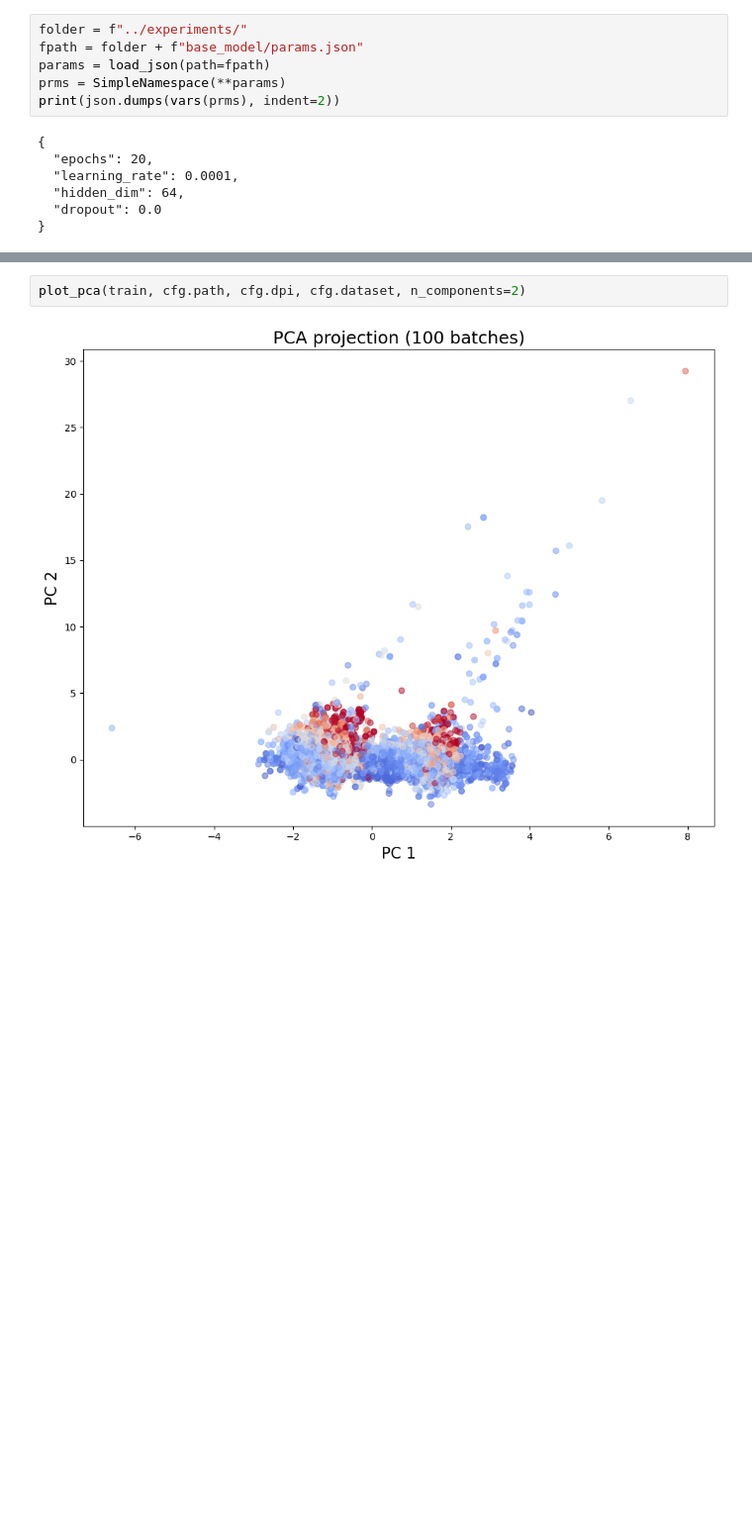
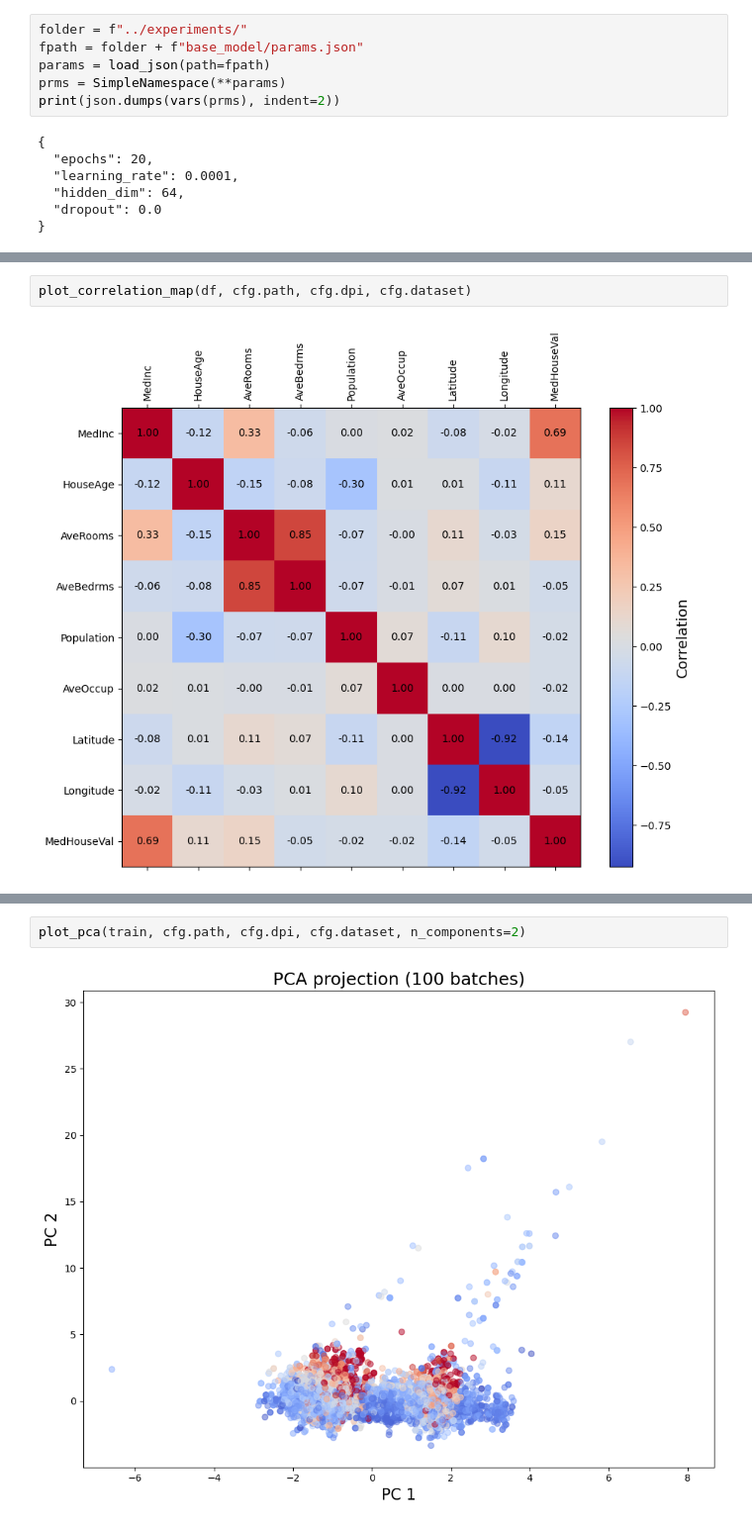
Before and after one commit to AJG91/build-mlp, a Jupyter notebook: notebooks/build_mlp.ipynb, the cells around one changed output, grey strips where cells are left out. Shown at 99% size. Drawn from its saved outputs; the diff is of its cells as text; blank space fills up the shorter version.

```diff
--- a/notebooks/build_mlp.ipynb
+++ b/notebooks/build_mlp.ipynb
@@ -45,0 +65,4 @@ print(json.dumps(vars(prms), indent=2))
+# %%
+plot_correlation_map(df, cfg.path, cfg.dpi, cfg.dataset)
+# %% [output]
+[figure, added]
```
Also changed, not shown: parts of 9 cells of this notebook.
